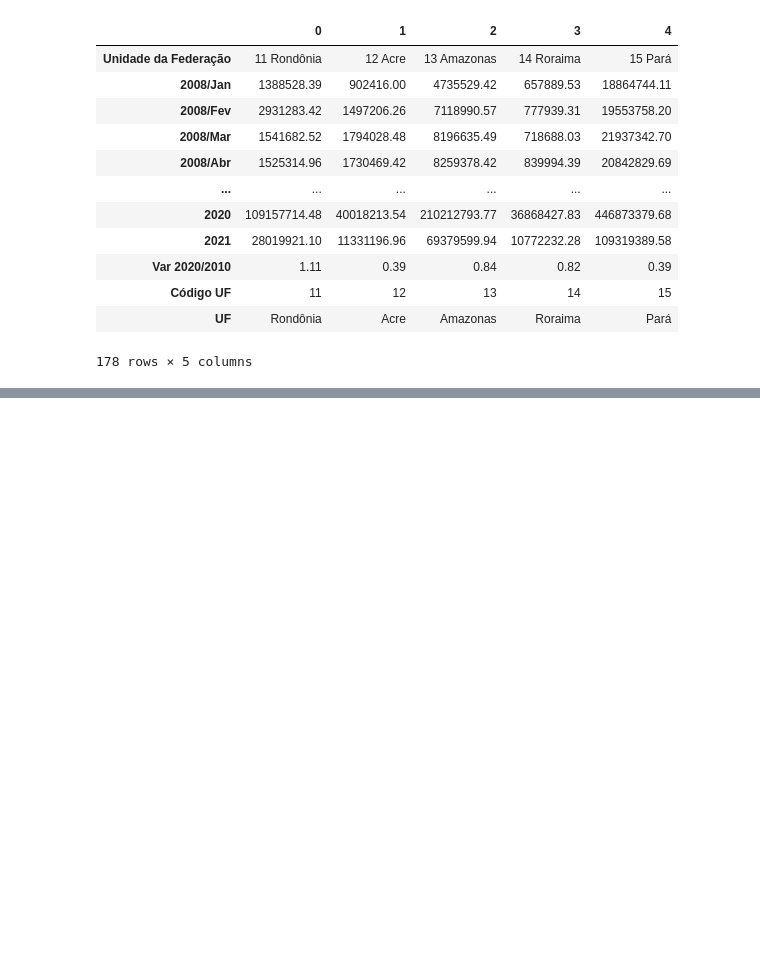
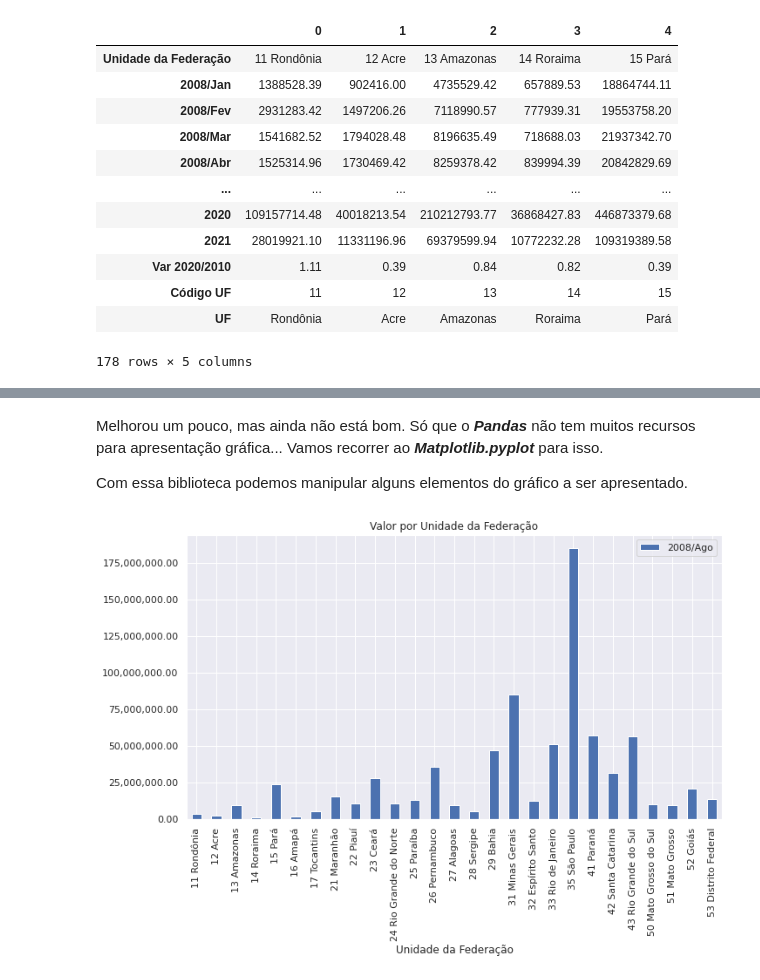
Before and after one commit to gcochlar/Bootcamp_DataScience, a Jupyter notebook: Bootcamp_Mod1_Aula01.ipynb, the cells around one changed output, grey strips where cells are left out. Saved outputs shown, nothing was run; the diff lists cells and outputs as text; code cells hidden in the pictures; blank space fills up the shorter version.

```diff
--- a/Bootcamp_Mod1_Aula01.ipynb
+++ b/Bootcamp_Mod1_Aula01.ipynb
@@ -329,0 +349,11 @@ base_temp.head().T
+# %% [markdown]
+Melhorou um pouco, mas ainda não está bom. Só que o ***Pandas*** não tem muitos recursos para apresentação gráfica... Vamos recorrer ao ***Matplotlib.pyplot*** para isso.
+
+Com essa biblioteca podemos manipular alguns elementos do gráfico a ser apresentado.
+# %%
+ax = base_de_dados.plot(x='Unidade da Federação', y='2008/Ago', kind='bar', figsize=(11,6))
+ax.yaxis.set_major_formatter(ticker.StrMethodFormatter('{x:,.2f}'))
+plt.title("Valor por Unidade da Federação")
+plt.show()
+# %% [output]
+[figure, added]
```
Also changed, not shown: parts of 13 cells of this notebook.
